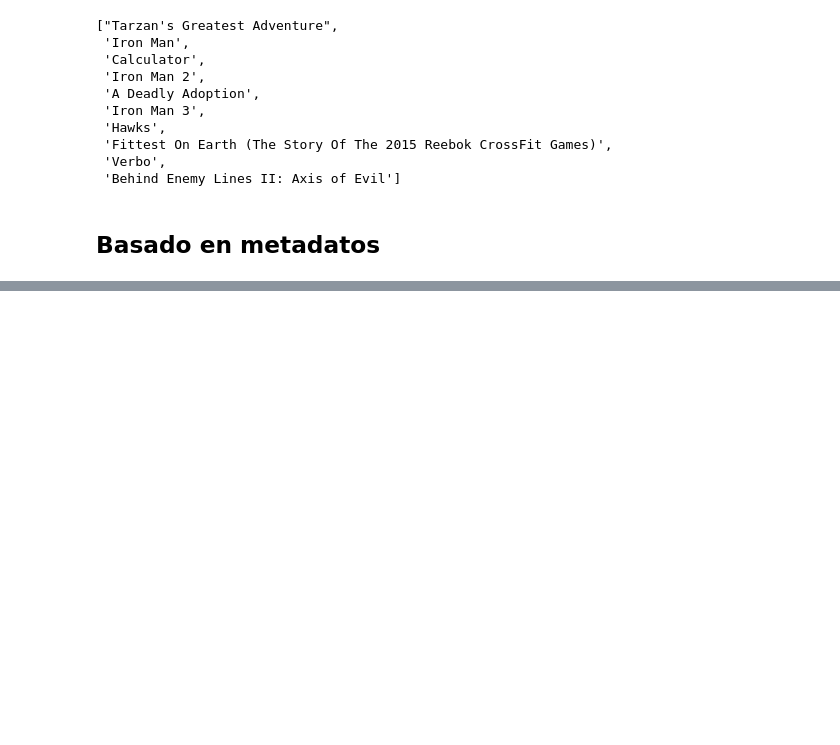
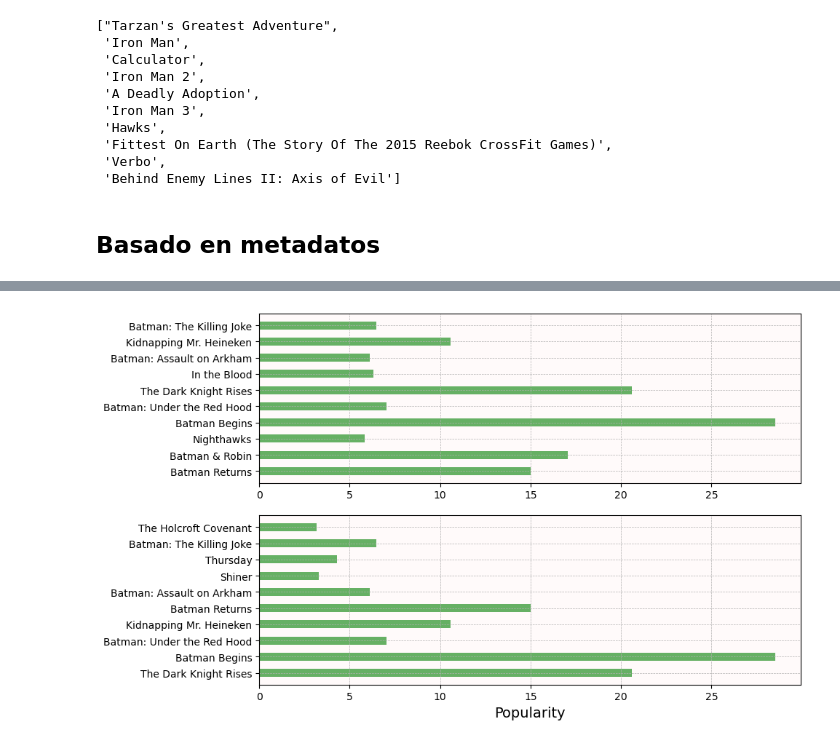
Before and after one commit to jorgedive/Robert-DownIA-Jr, a Jupyter notebook: src/Notebooks/content_based.ipynb, the cells around one changed output, grey strips where cells are left out. Cells and saved outputs as stored; diff of their text form; code cells hidden in the pictures; blank space fills up the shorter version.

```diff
--- a/src/Notebooks/content_based.ipynb
+++ b/src/Notebooks/content_based.ipynb
@@ -296,0 +394,19 @@ get_description_recommendation("Avengers: Age of Ultron", col="metadatos", count
+# %%
+plt.figure(figsize=(10, 6))
+plt.subplot(211)
+titled_df = df[df["title"].isin(
+    improved_recommendations("The Dark Knight", col="metadata", count_vec=True,
+                               path=os.path.join(os.getenv("MODELS_PATH"), RECOMMENDER_TYPE, "count_metadata_matrix.pickle"))
+)]
+plt.barh(titled_df["title"], titled_df["popularity"], height=0.5, color="green", linewidth=0.5, alpha=0.6)
+plt.grid(True, linestyle="--", linewidth=0.5)
+plt.gca().set_facecolor("snow")
+plt.subplot(212)
+titled_df = df.loc[dark_recom_idx[1:]]
+plt.barh(titled_df["title"], titled_df["popularity"], height=0.5, color="green", linewidth=0.5, alpha=0.6)
+plt.grid(True, linestyle="--", linewidth=0.5)
+plt.xlabel("Popularity")
+plt.gca().set_facecolor("snow")
+save_fig(f"dark_knight_improved_recommendations")
+# %% [output]
+[figure, added]
```
Also changed, not shown: parts of 14 cells of this notebook.
